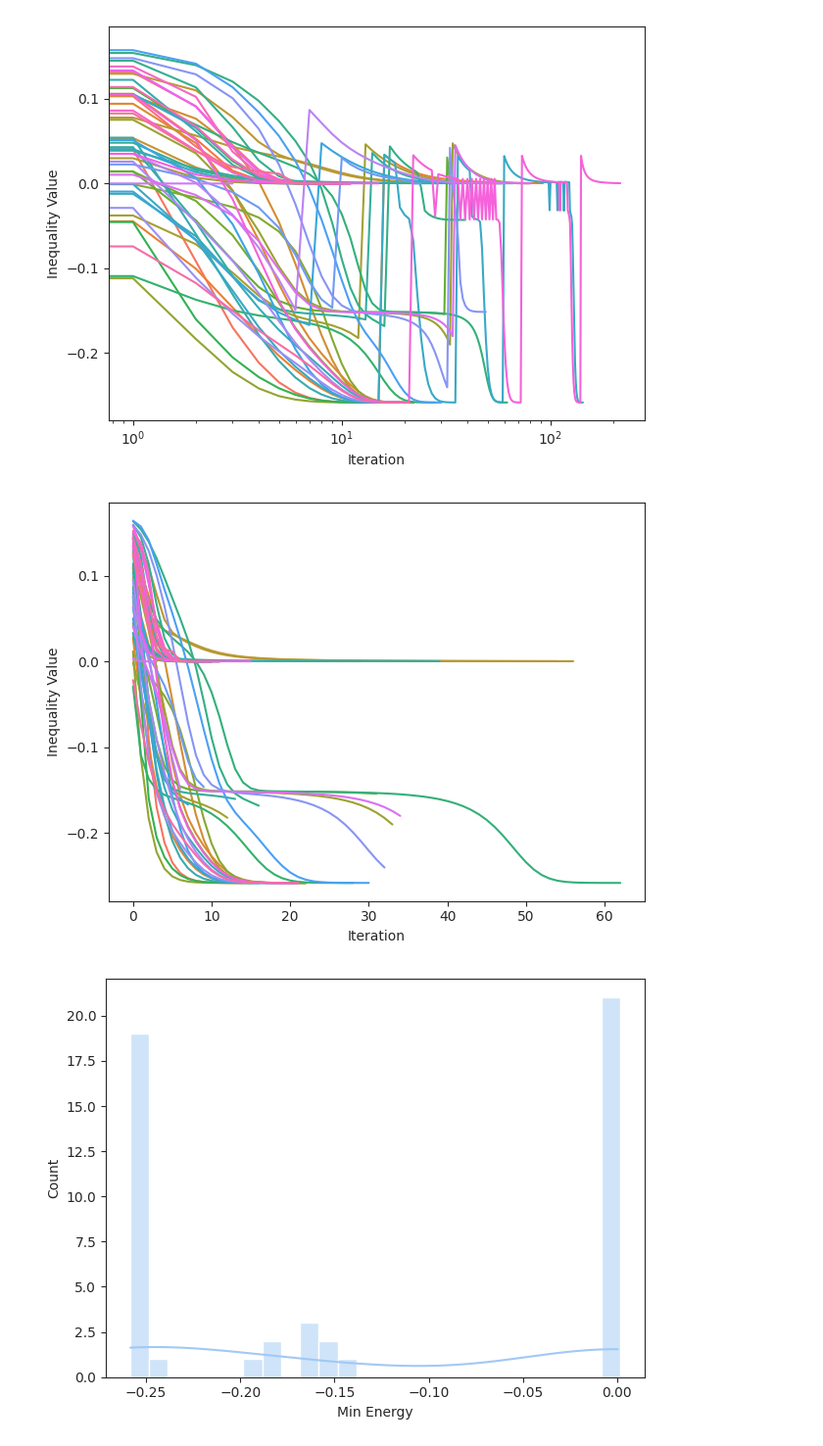
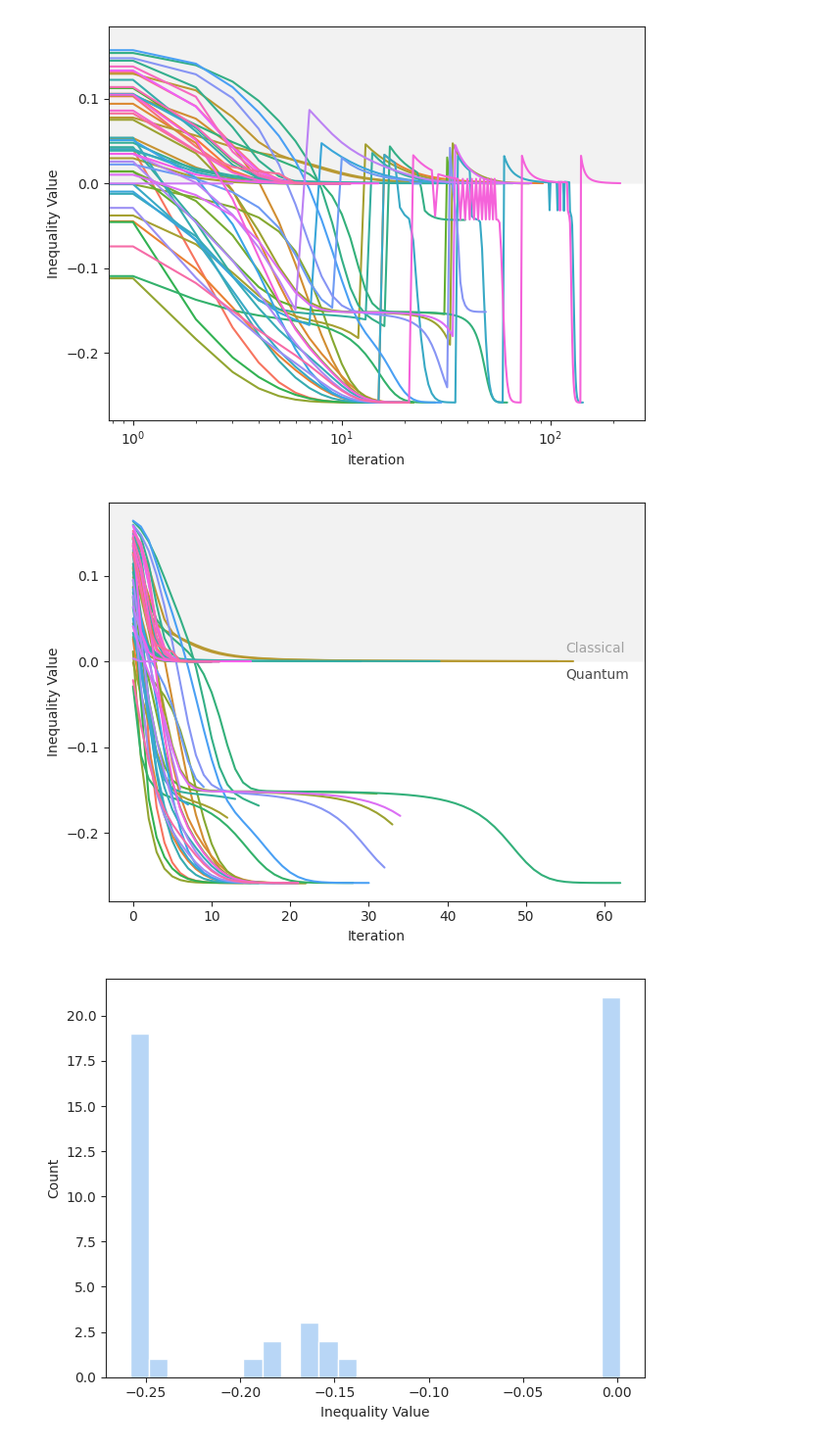
Before and after one commit to jfurches/nonlocalgames, a Jupyter notebook: chsh.ipynb, the cells around one changed output. Shown at 98% size. Cells and saved outputs as stored; diff of their text form; code cells hidden in the pictures.

Commit message:
Generate snazzy figures

```diff
--- a/chsh.ipynb
+++ b/chsh.ipynb
@@ -482,7 +482,7 @@ import seaborn as sns
 sns.set_palette('pastel')
 sns.set_style('ticks')
 
-with open('data/dpo.json', 'r', encoding='utf-8') as f:
+with open('data/nps/nps_dpo.json', 'r', encoding='utf-8') as f:
     data = json.load(f)
 
 recs = []
@@ -497,6 +497,7 @@ for id_, trial in enumerate(data):
             })
 
 df = pd.DataFrame.from_records(recs)
+df.to_csv('data/nps/nps_6.csv')
 
 converged_n = len(df.id.unique())
 print(f'{converged_n}/{len(data)} trials converged')
@@ -543,26 +557,44 @@ def filter_before_jump(group):
 filtered_df = df.groupby('id', group_keys=False).apply(filter_before_jump)
 
 sns.lineplot(data=filtered_df, x='iter', y='energy', hue=df.id.apply(str), legend=False)
+
+x0, x1 = plt.xlim()
+y0, y1 = plt.ylim()
+plt.fill(
+    [x0, x0, x1, x1],
+    [0, y1, y1, 0],
+    'gray', alpha=0.1
+)
+plt.xlim(x0, x1)
+plt.ylim(y0, y1)
+plt.text(55, 0.01, 'Classical', color='gray', alpha=0.7)
+plt.text(55, -0.02, 'Quantum', color='black', alpha=0.7)
+# plt.text(55, -0.02, 'Quantum', color='#00decb', alpha=0.7)
+
 plt.xlabel('Iteration')
 plt.ylabel('Inequality Value')
 # plt.xscale('log')
 # plt.yscale('log')
 plt.tight_layout()
 
-plt.savefig('trials_filtered_n6.png', dpi=300)
+plt.savefig('plots/npartite_symmetric_6/nps_trials_filtered_n6.png', dpi=300)
+plt.savefig('plots/npartite_symmetric_6/trials_filtered_n6.pdf')
+plt.show()
 # %% [output]
-[figure, old version]
+[figure, new version]
 # %%
 sns.histplot(data=df.groupby('id').min(),
              x='energy',
              binwidth=0.01,
-             kde=True)
+            #  kde=True
+)
 
-plt.xlabel('Min Energy')
+plt.xlabel('Inequality Value')
 plt.tight_layout()
-plt.savefig('energy_n6.png', dpi=300)
+plt.savefig('plots/npartite_symmetric_6/nps_energy_n6.png', dpi=300)
+plt.savefig('plots/npartite_symmetric_6/nps_energy_n6.pdf')
 # %% [output]
-[figure, old version]
+[figure, new version]
 # %%
 sns.histplot(data=df.groupby('id').max(),
              x='iter',
```
Also changed, not shown: parts of 1 cell of this notebook, 7 other files.
